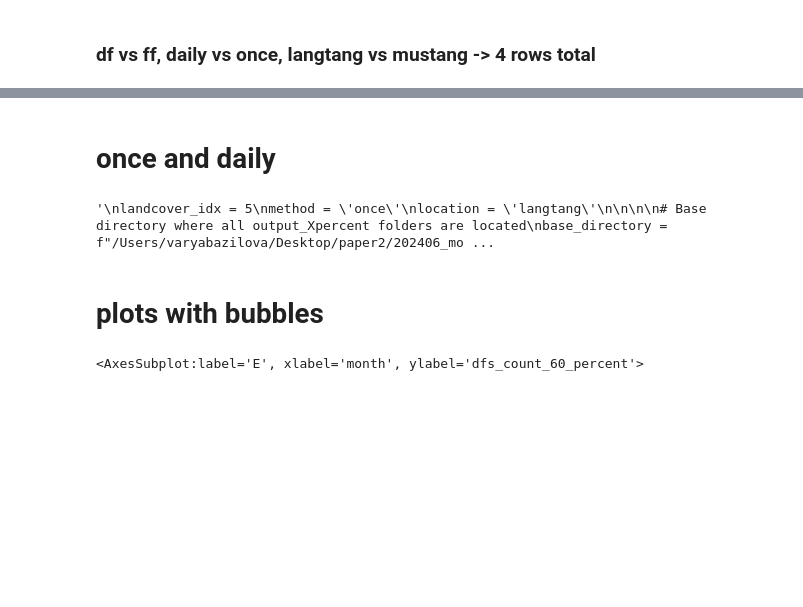
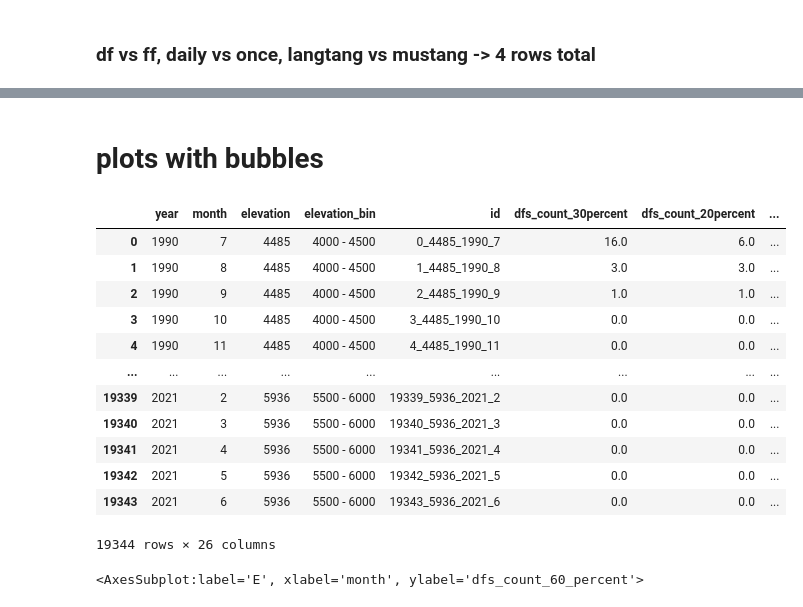
Before and after one commit to varyabazilova/sedcas_sediments_hma, a Jupyter notebook: 202406_modelruns/df_count_bubbles_for_all.ipynb, the cells around one changed output, grey strips where cells are left out. Saved outputs shown, nothing was run; the diff lists cells and outputs as text; code cells hidden in the pictures; blank space fills up the shorter version.

```diff
--- a/202406_modelruns/df_count_bubbles_for_all.ipynb
+++ b/202406_modelruns/df_count_bubbles_for_all.ipynb
@@ -157,69 +134,5 @@ dfspot5 = prepare_dfcount_for_barplot(dfspot5_df, 5).fillna(0)
 # %%
 # dfspot3_df
-# %% [markdown]
-# once and daily
-# %%
-'''
-landcover_idx = 5
-method = 'once'
-location = 'langtang'
-
-
-
-# Base directory where all output_Xpercent folders are located
-base_directory = f"/Users/varyabazilova/Desktop/paper2/202406_modelruns/30years/2025Jan_output/SL_{method}/"
-
-# Use glob to find all relevant files in output_XXpercent folders
-file_pattern = f"{base_directory}/output_*/langtang_monthly_dfs_count_*_landcover{landcover_idx}.csv"
-files = glob.glob(file_pattern)
-
-dfs = []
-
-# Loop through the files and process them
-for file in files:
-    # Extract the percentile from the folder name
-    percentile = re.search(r'output_(\d+percent)', file).group(1)
-
-    # Extract the landcover number from the file name
-    landcover_number = re.search(r'landcover(\d+)', file).group(1)
-    print(landcover_number)
-    print(file)
-    # Read the file into a DataFrame
-    df = pd.read_csv(file, index_col=0).fillna(0)
-    df = filter_by_date(df)
-
-    # Apply your processing function
-    processed_df = prepare_dfcount_for_plot(df)
-
-    # Rename the 'dfs_count' column to include percentile and landcover number
-    processed_df = processed_df.rename(columns={'dfs_count': f'dfs_count_{percentile}'})
-    # Append to the list
-    dfs.append(processed_df)
-
-merge_on = ['year', 'month', 'elevation', 'elevation_bin', 'id']
-dfspot_column = 'dfs_count'
-
-if landcover_idx == 1:
-    dfspot = dfspot1
-if landcover_idx == 2:
-    dfspot = dfspot2
-if landcover_idx == 3:
-    dfspot = dfspot3
-if landcover_idx == 4:
-    dfspot = dfspot4
-if landcover_idx == 5:
-    dfspot = dfspot5
-
-
-dfmerged = merge_landcover_dfs(dfs, dfspot, merge_on, dfspot_column)
-dffloods = calculate_floods(dfmerged)
-
-
-outpath = '/Users/varyabazilova/Desktop/paper2/202406_modelruns/30years/2025Jan_output/df_vs_floods/'
-# dffloods.to_csv(outpath + f'{location}_df_vs_floods_{method}_landcover{landcover_idx}.csv')
-'''
-# %% [output]
-'\nlandcover_idx = 5\nmethod = \'once\'\nlocation = \'langtang\'\n\n\n\n# Base directory where all output_Xpercent folders are located\nbase_directory = f"/Users/varyabazilova/Desktop/paper2/202406_mo ...
 # %% [markdown]
 # plots with bubbles
 # %%
@@ -238,6 +151,22 @@ landcover2D = pd.read_csv(outpath + 'langtang_df_vs_floods_daily_landcover2.csv'
 landcover3D = pd.read_csv(outpath + 'langtang_df_vs_floods_daily_landcover3.csv', index_col=0)
 landcover4D = pd.read_csv(outpath + 'langtang_df_vs_floods_daily_landcover4.csv', index_col=0)
 landcover5D = pd.read_csv(outpath + 'langtang_df_vs_floods_daily_landcover5.csv', index_col=0)
+# %%
+landcover5D
+# %% [output]
+|  | year | month | elevation | elevation_bin | id | dfs_count_30percent | dfs_count_20percent | ... |
+| 0 | 1990 | 7 | 4485 | 4000 - 4500 | 0_4485_1990_7 | 16.0 | 6.0 | ... |
+| 1 | 1990 | 8 | 4485 | 4000 - 4500 | 1_4485_1990_8 | 3.0 | 3.0 | ... |
+| 2 | 1990 | 9 | 4485 | 4000 - 4500 | 2_4485_1990_9 | 1.0 | 1.0 | ... |
+| 3 | 1990 | 10 | 4485 | 4000 - 4500 | 3_4485_1990_10 | 0.0 | 0.0 | ... |
+| 4 | 1990 | 11 | 4485 | 4000 - 4500 | 4_4485_1990_11 | 0.0 | 0.0 | ... |
+| ... | ... | ... | ... | ... | ... | ... | ... | ... |
+| 19339 | 2021 | 2 | 5936 | 5500 - 6000 | 19339_5936_2021_2 | 0.0 | 0.0 | ... |
+| 19340 | 2021 | 3 | 5936 | 5500 - 6000 | 19340_5936_2021_3 | 0.0 | 0.0 | ... |
+| 19341 | 2021 | 4 | 5936 | 5500 - 6000 | 19341_5936_2021_4 | 0.0 | 0.0 | ... |
+| 19342 | 2021 | 5 | 5936 | 5500 - 6000 | 19342_5936_2021_5 | 0.0 | 0.0 | ... |
+| 19343 | 2021 | 6 | 5936 | 5500 - 6000 | 19343_5936_2021_6 | 0.0 | 0.0 | ... |
+19344 rows × 26 columns
 # %%
 # # check the "empty" elevation bins without any DFs potentially
 
```
Also changed, not shown: parts of 22 cells of this notebook, 24 other files.
